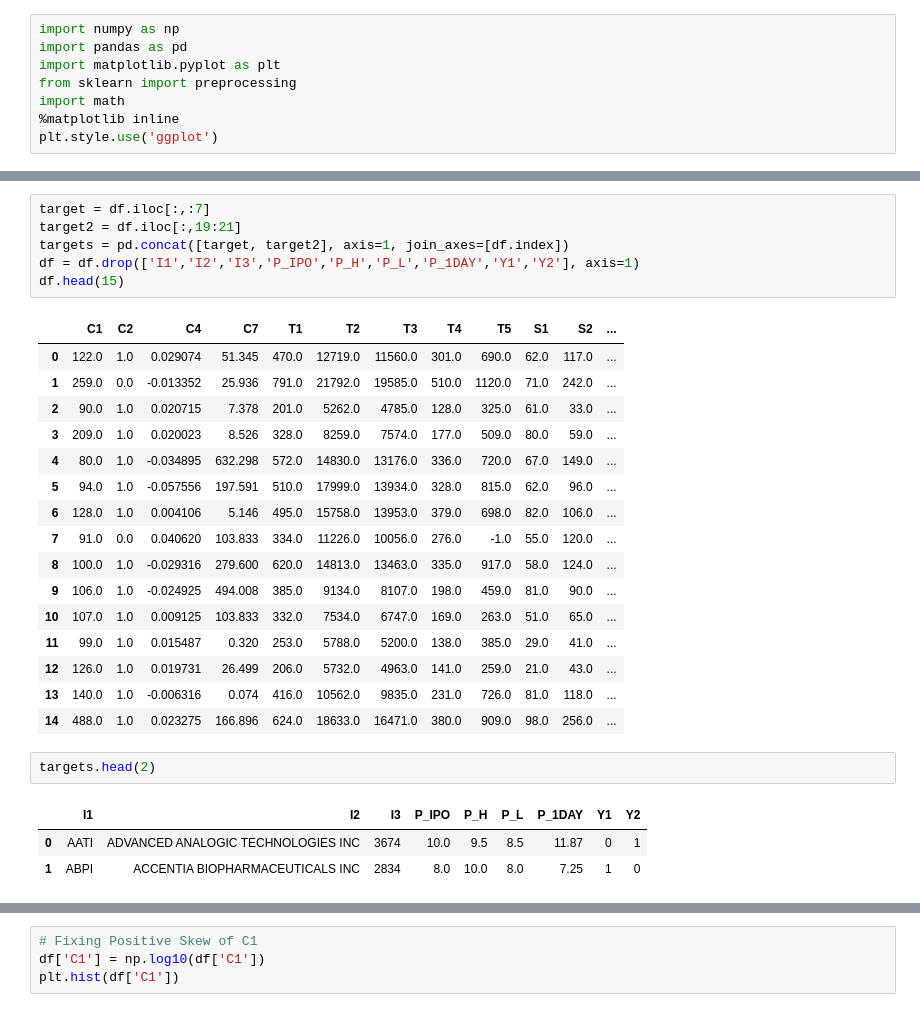
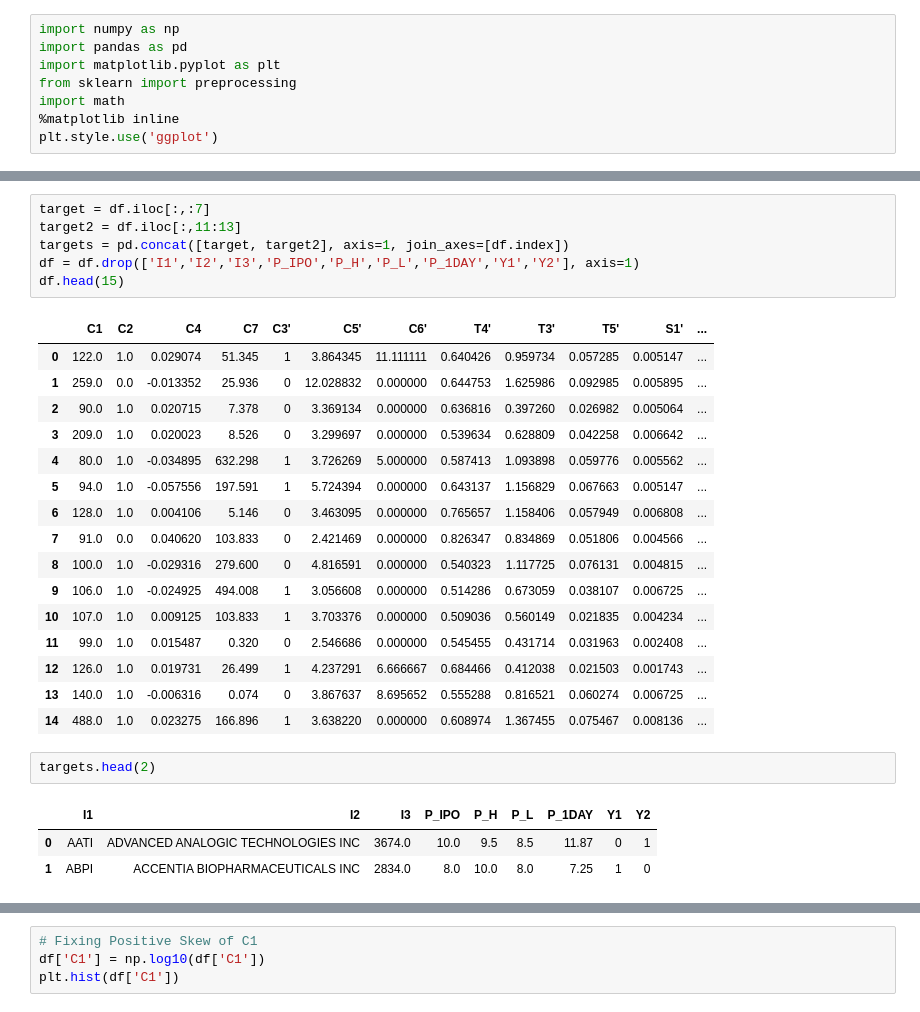
Before and after one commit to BA545-SP2019/2019-competition1-jkj, a Jupyter notebook: Pipeline 1 (Z-Score)/Skew1.ipynb, the cells around one changed output, grey strips where cells are left out. Cells and saved outputs as stored; diff of their text form.

```diff
--- a/Pipeline 1 (Z-Score)/Skew1.ipynb
+++ b/Pipeline 1 (Z-Score)/Skew1.ipynb
@@ -23,32 +23,32 @@ df.head()
 # %%
 target = df.iloc[:,:7]
-target2 = df.iloc[:,19:21]
+target2 = df.iloc[:,11:13]
 targets = pd.concat([target, target2], axis=1, join_axes=[df.index])
 df = df.drop(['I1','I2','I3','P_IPO','P_H','P_L','P_1DAY','Y1','Y2'], axis=1)
 df.head(15)
 # %% [output]
-|  | C1 | C2 | C4 | C7 | T1 | T2 | T3 | T4 | T5 | S1 | S2 | ... |
-| 0 | 122.0 | 1.0 | 0.029074 | 51.345 | 470.0 | 12719.0 | 11560.0 | 301.0 | 690.0 | 62.0 | 117.0 | ... |
-| 1 | 259.0 | 0.0 | -0.013352 | 25.936 | 791.0 | 21792.0 | 19585.0 | 510.0 | 1120.0 | 71.0 | 242.0 | ... |
-| 2 | 90.0 | 1.0 | 0.020715 | 7.378 | 201.0 | 5262.0 | 4785.0 | 128.0 | 325.0 | 61.0 | 33.0 | ... |
-| 3 | 209.0 | 1.0 | 0.020023 | 8.526 | 328.0 | 8259.0 | 7574.0 | 177.0 | 509.0 | 80.0 | 59.0 | ... |
-| 4 | 80.0 | 1.0 | -0.034895 | 632.298 | 572.0 | 14830.0 | 13176.0 | 336.0 | 720.0 | 67.0 | 149.0 | ... |
-| 5 | 94.0 | 1.0 | -0.057556 | 197.591 | 510.0 | 17999.0 | 13934.0 | 328.0 | 815.0 | 62.0 | 96.0 | ... |
-| 6 | 128.0 | 1.0 | 0.004106 | 5.146 | 495.0 | 15758.0 | 13953.0 | 379.0 | 698.0 | 82.0 | 106.0 | ... |
-| 7 | 91.0 | 0.0 | 0.040620 | 103.833 | 334.0 | 11226.0 | 10056.0 | 276.0 | -1.0 | 55.0 | 120.0 | ... |
-| 8 | 100.0 | 1.0 | -0.029316 | 279.600 | 620.0 | 14813.0 | 13463.0 | 335.0 | 917.0 | 58.0 | 124.0 | ... |
-| 9 | 106.0 | 1.0 | -0.024925 | 494.008 | 385.0 | 9134.0 | 8107.0 | 198.0 | 459.0 | 81.0 | 90.0 | ... |
-| 10 | 107.0 | 1.0 | 0.009125 | 103.833 | 332.0 | 7534.0 | 6747.0 | 169.0 | 263.0 | 51.0 | 65.0 | ... |
-| 11 | 99.0 | 1.0 | 0.015487 | 0.320 | 253.0 | 5788.0 | 5200.0 | 138.0 | 385.0 | 29.0 | 41.0 | ... |
-| 12 | 126.0 | 1.0 | 0.019731 | 26.499 | 206.0 | 5732.0 | 4963.0 | 141.0 | 259.0 | 21.0 | 43.0 | ... |
-| 13 | 140.0 | 1.0 | -0.006316 | 0.074 | 416.0 | 10562.0 | 9835.0 | 231.0 | 726.0 | 81.0 | 118.0 | ... |
-| 14 | 488.0 | 1.0 | 0.023275 | 166.896 | 624.0 | 18633.0 | 16471.0 | 380.0 | 909.0 | 98.0 | 256.0 | ... |
+|  | C1 | C2 | C4 | C7 | C3' | C5' | C6' | T4' | T3' | T5' | S1' | ... |
+| 0 | 122.0 | 1.0 | 0.029074 | 51.345 | 1 | 3.864345 | 11.111111 | 0.640426 | 0.959734 | 0.057285 | 0.005147 | ... |
+| 1 | 259.0 | 0.0 | -0.013352 | 25.936 | 0 | 12.028832 | 0.000000 | 0.644753 | 1.625986 | 0.092985 | 0.005895 | ... |
+| 2 | 90.0 | 1.0 | 0.020715 | 7.378 | 0 | 3.369134 | 0.000000 | 0.636816 | 0.397260 | 0.026982 | 0.005064 | ... |
+| 3 | 209.0 | 1.0 | 0.020023 | 8.526 | 0 | 3.299697 | 0.000000 | 0.539634 | 0.628809 | 0.042258 | 0.006642 | ... |
+| 4 | 80.0 | 1.0 | -0.034895 | 632.298 | 1 | 3.726269 | 5.000000 | 0.587413 | 1.093898 | 0.059776 | 0.005562 | ... |
+| 5 | 94.0 | 1.0 | -0.057556 | 197.591 | 1 | 5.724394 | 0.000000 | 0.643137 | 1.156829 | 0.067663 | 0.005147 | ... |
+| 6 | 128.0 | 1.0 | 0.004106 | 5.146 | 0 | 3.463095 | 0.000000 | 0.765657 | 1.158406 | 0.057949 | 0.006808 | ... |
+| 7 | 91.0 | 0.0 | 0.040620 | 103.833 | 0 | 2.421469 | 0.000000 | 0.826347 | 0.834869 | 0.051806 | 0.004566 | ... |
+| 8 | 100.0 | 1.0 | -0.029316 | 279.600 | 0 | 4.816591 | 0.000000 | 0.540323 | 1.117725 | 0.076131 | 0.004815 | ... |
+| 9 | 106.0 | 1.0 | -0.024925 | 494.008 | 1 | 3.056608 | 0.000000 | 0.514286 | 0.673059 | 0.038107 | 0.006725 | ... |
+| 10 | 107.0 | 1.0 | 0.009125 | 103.833 | 1 | 3.703376 | 0.000000 | 0.509036 | 0.560149 | 0.021835 | 0.004234 | ... |
+| 11 | 99.0 | 1.0 | 0.015487 | 0.320 | 0 | 2.546686 | 0.000000 | 0.545455 | 0.431714 | 0.031963 | 0.002408 | ... |
+| 12 | 126.0 | 1.0 | 0.019731 | 26.499 | 1 | 4.237291 | 6.666667 | 0.684466 | 0.412038 | 0.021503 | 0.001743 | ... |
+| 13 | 140.0 | 1.0 | -0.006316 | 0.074 | 0 | 3.867637 | 8.695652 | 0.555288 | 0.816521 | 0.060274 | 0.006725 | ... |
+| 14 | 488.0 | 1.0 | 0.023275 | 166.896 | 1 | 3.638220 | 0.000000 | 0.608974 | 1.367455 | 0.075467 | 0.008136 | ... |
 # %%
 targets.head(2)
 # %% [output]
 |  | I1 | I2 | I3 | P_IPO | P_H | P_L | P_1DAY | Y1 | Y2 |
-| 0 | AATI | ADVANCED ANALOGIC TECHNOLOGIES INC | 3674 | 10.0 | 9.5 | 8.5 | 11.87 | 0 | 1 |
-| 1 | ABPI | ACCENTIA BIOPHARMACEUTICALS INC | 2834 | 8.0 | 10.0 | 8.0 | 7.25 | 1 | 0 |
+| 0 | AATI | ADVANCED ANALOGIC TECHNOLOGIES INC | 3674.0 | 10.0 | 9.5 | 8.5 | 11.87 | 0 | 1 |
+| 1 | ABPI | ACCENTIA BIOPHARMACEUTICALS INC | 2834.0 | 8.0 | 10.0 | 8.0 | 7.25 | 1 | 0 |
 # %%
 # Checking Skew of DataFrame
 df.skew()
```
Also changed, not shown: parts of 17 cells of this notebook, 16 other files.
